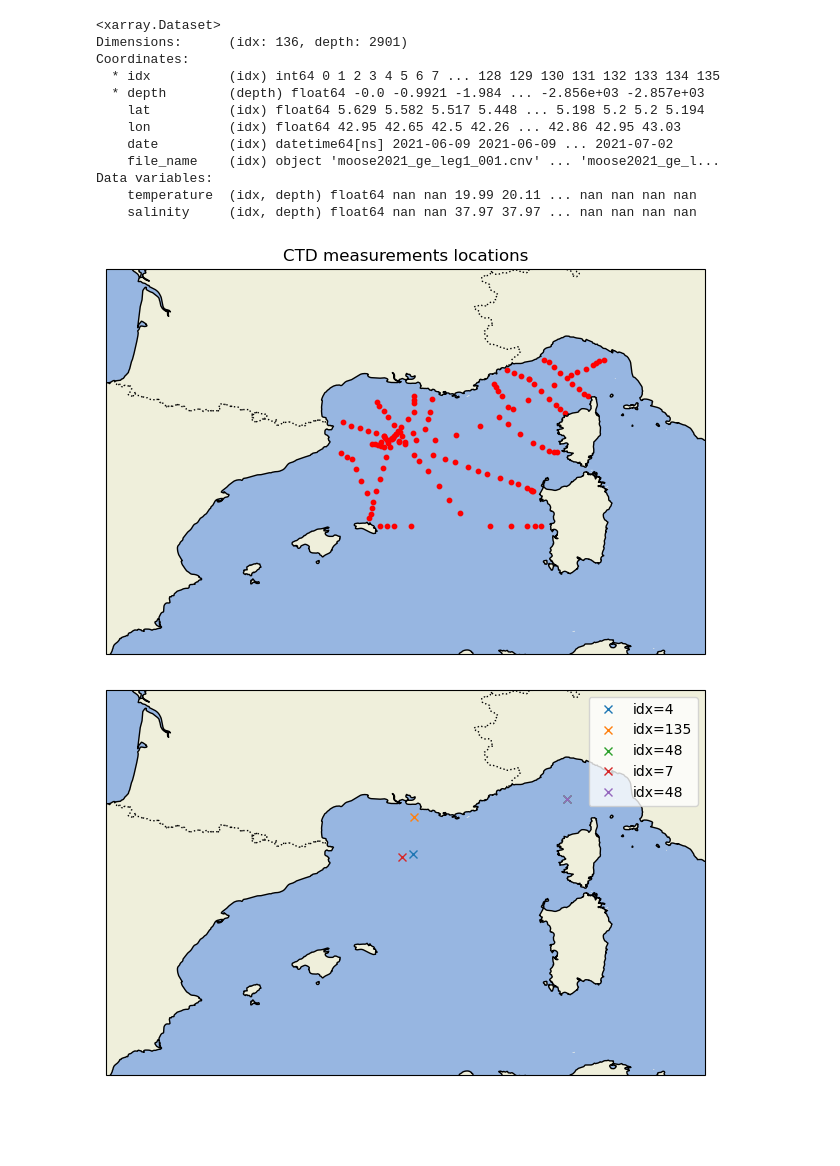
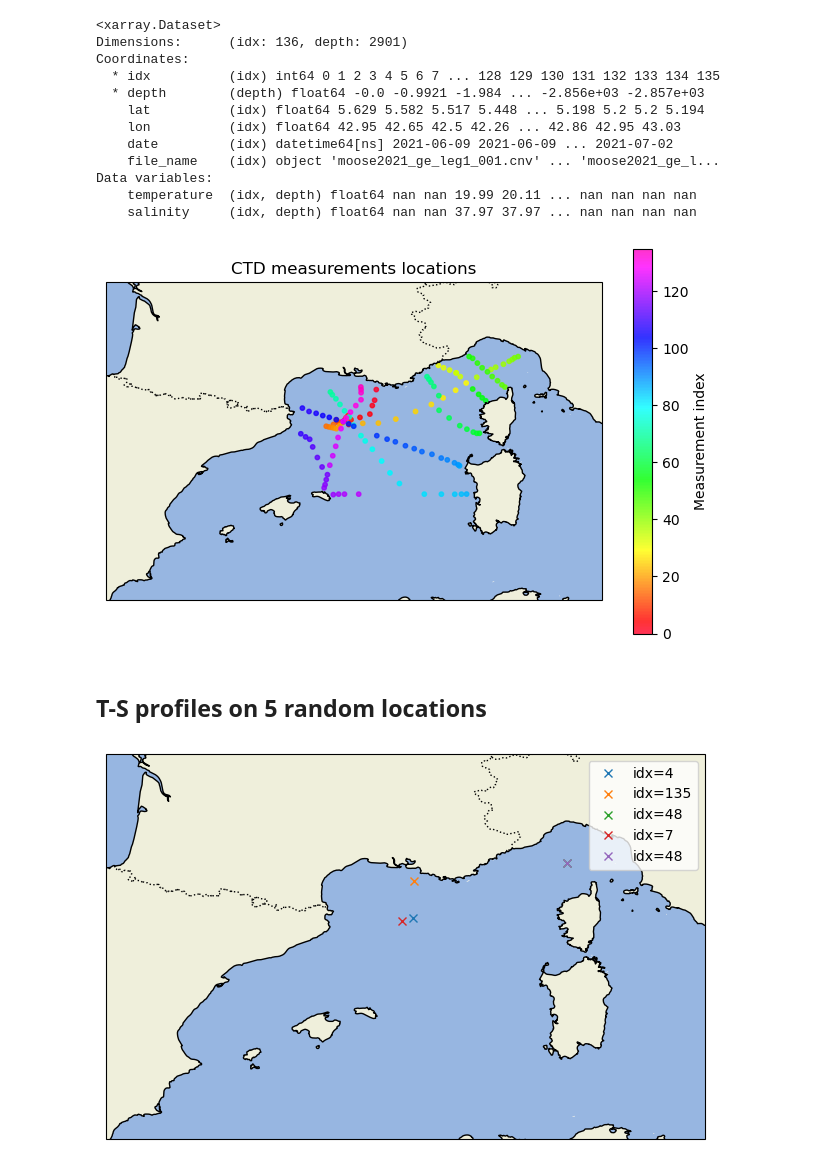
Before and after one commit to juliencollard2001/FOET_Northern_Gyre, a Jupyter notebook: data_visualization.ipynb, the cells around one changed output. Drawn from its saved outputs; the diff is of its cells as text; code cells hidden in the pictures; blank space fills up the shorter version.

```diff
--- a/data_visualization.ipynb
+++ b/data_visualization.ipynb
@@ -90,16 +90,19 @@ Data variables:
 # %%
 # Map of measurements locations
 fig, ax = plt.subplots(figsize=(8,5), subplot_kw={'projection': ccrs.PlateCarree()})
 ax.set_extent([-2, 12, 37, 46])
 ax.coastlines()
 ax.add_feature(cfeature.LAND)
 ax.add_feature(cfeature.BORDERS, linestyle=':')
 ax.add_feature(cfeature.OCEAN)
-sc = ax.scatter(ds.lat, ds.lon, c='r', s=10)
+sc = ax.scatter(ds.lat, ds.lon, s=10, c=ds.idx, cmap='gist_rainbow', alpha=0.8)
+plt.colorbar(sc, ax=ax, label='Measurement index')
 plt.title('CTD measurements locations')
 plt.show()
 # %% [output]
-[figure, old version]
+[figure, new version]
+# %% [markdown]
+## T-S profiles on 5 random locations
 # %%
 idxs = [np.random.choice(ds.idx.values) for i in range(5)]
 
```
Also changed, not shown: 2 other files.
